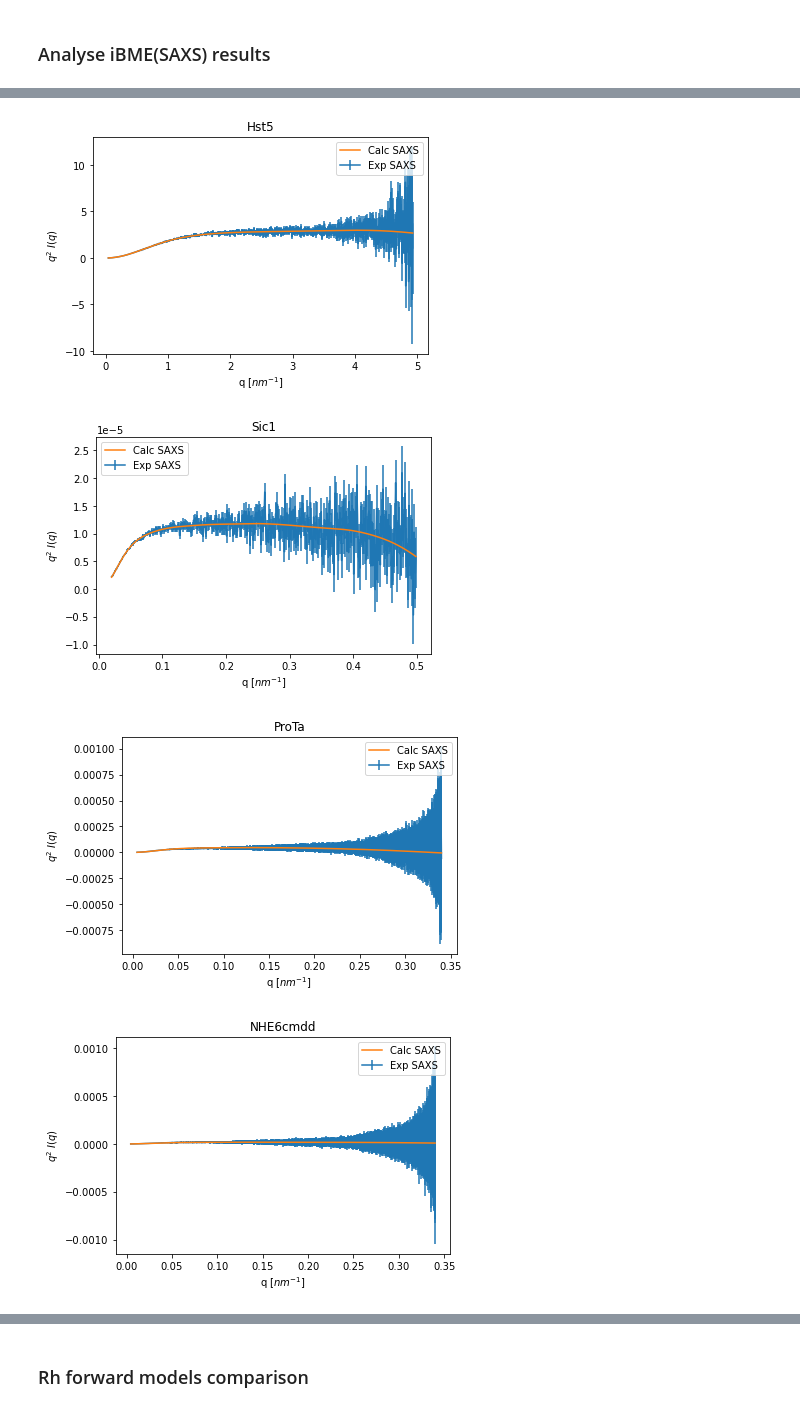
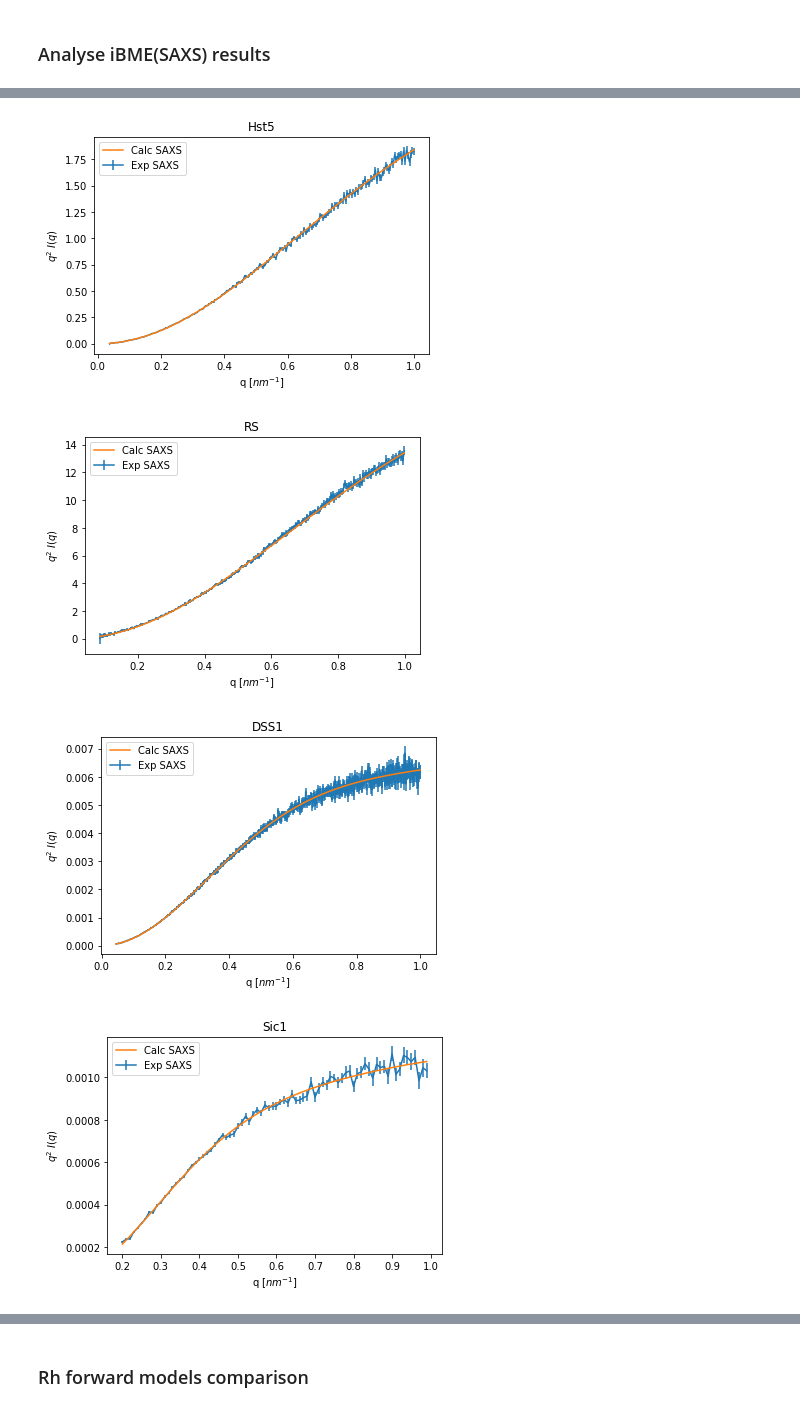
Before and after one commit to fpesceKU/Rh_forward_model, a Jupyter notebook: RH_analyses.ipynb, the cells around one changed output, grey strips where cells are left out. Drawn from its saved outputs; the diff is of its cells as text; code cells hidden in the pictures.

```diff
--- a/RH_analyses.ipynb
+++ b/RH_analyses.ipynb
@@ -56,5 +73,27 @@ dataset['exp_saxs'] = exp_saxs
 # %% [markdown]
 ### Analyse iBME(SAXS) results
+# %%
+import matplotlib.colors
+
+def categorical_cmap(nc, nsc, cmap="tab10", continuous=False):
+    if nc > plt.get_cmap(cmap).N:
+        raise ValueError("Too many categories for colormap.")
+    if continuous:
+        ccolors = plt.get_cmap(cmap)(np.linspace(0,1,nc))
+    else:
+        ccolors = plt.get_cmap(cmap)(np.arange(nc, dtype=int))
+    cols = np.zeros((nc*nsc, 3))
+    for i, c in enumerate(ccolors):
+        chsv = matplotlib.colors.rgb_to_hsv(c[:3])
+        arhsv = np.tile(chsv,nsc).reshape(nsc,3)
+        arhsv[:,1] = np.linspace(chsv[1],0.25,nsc)
+        arhsv[:,2] = np.linspace(chsv[2],1,nsc)
+        rgb = matplotlib.colors.hsv_to_rgb(arhsv)
+        cols[i*nsc:(i+1)*nsc,:] = rgb
+    cmap = matplotlib.colors.ListedColormap(cols)
+    return cmap
+
+c1 = categorical_cmap(19, 1, cmap="tab20")
 # %%
 thetas = [ 0.1, 1, 5, 10, 25, 50, 75, 100, 150, 200, 250, 300, 400, 500, 750, 1000, 5000, 10000, 100000  ]
 BME_tscan = {}
@@ -72,8 +111,8 @@ for idp in dataset.index:
 
     tscan = np.array(BME_tscan[idp])
     plt.fig = plt.figure(dpi=300)
-    plt.scatter(tscan[...,2], tscan[...,1], c=range(len(tscan)), cmap=plt.cm.get_cmap('tab20'))
-    cbar = plt.colorbar(ticks=range(len(tscan)), label=r'$\theta$')
+    plt.scatter(tscan[...,2], tscan[...,1], c=range(len(tscan)), cmap=plt.get_cmap(c1))
+    cbar = plt.colorbar(ticks=range(len(tscan)), label=r'$\theta$', spacing='uniform')
     cbar.ax.set_yticklabels(thetas)
     plt.title(idp)
     plt.xlabel(r'$\phi_{eff}$')
@@ -91,6 +132,6 @@ for idp in dataset.index:
 # %%
 #Choice of thetas
-dataset['theta'] = [75, 50, 750, 5, 500, 150, 50, 150]
+dataset['theta'] = [50, 750, 1000, 50, 5000, 50, 300, 100, 50, 100]
 # %%
 w = []
 calc_saxs = []
@@ -102,23 +143,28 @@ for idp in dataset.index:
     calc_saxs.append( np.loadtxt(idp+'/BME/t'+str(dataset.theta[idp])+'_'+str(conv_ndx)+'.calc.dat')[...,1:] )
 dataset['weights'] = w
 dataset['calc_saxs'] = calc_saxs
+# %%
+ndx = dataset.exp_saxs['Hst5'][...,0] < 1
 # %%
 for p in dataset.index:
+    ndx = dataset.exp_saxs[p][...,0] < 1
+
     q = dataset.exp_saxs[p][...,0]
     kratky_exp = (q**2)*dataset.exp_saxs[p][...,1]
     kratky_err = (q**2)*dataset.exp_saxs[p][...,2]
     calc_i = np.average( dataset.calc_saxs[p], weights=dataset.weights[p], axis=0 )
     kratky_calc = (q**2)*calc_i
-    plt.errorbar(q,kratky_exp,kratky_err, label='Exp SAXS')
-    plt.plot(q,kratky_calc,zorder=100, label='Calc SAXS')
+
+    plt.errorbar(q[ndx] ,kratky_exp[ndx] ,kratky_err[ndx], label='Exp SAXS')
+    plt.plot(q[ndx], kratky_calc[ndx] ,zorder=100, label='Calc SAXS')
     plt.legend()
     plt.xlabel(r'q [$nm^{-1}$]')
     plt.ylabel(r'$q^2$ $I(q)$')
     plt.title(p)
     #plt.savefig(p+'_saxs.png', dpi=300, facecolor='w', edgecolor='w', orientation='portrait')
     plt.show()
 # %% [output]
-[figure, old version]
+[figure, new version]
-[figure, old version]
+[figure, new version]
-[figure, old version]
+[figure, new version]
-[figure, old version]
+[figure, new version]
```
Also changed, not shown: parts of 16 cells of this notebook.
